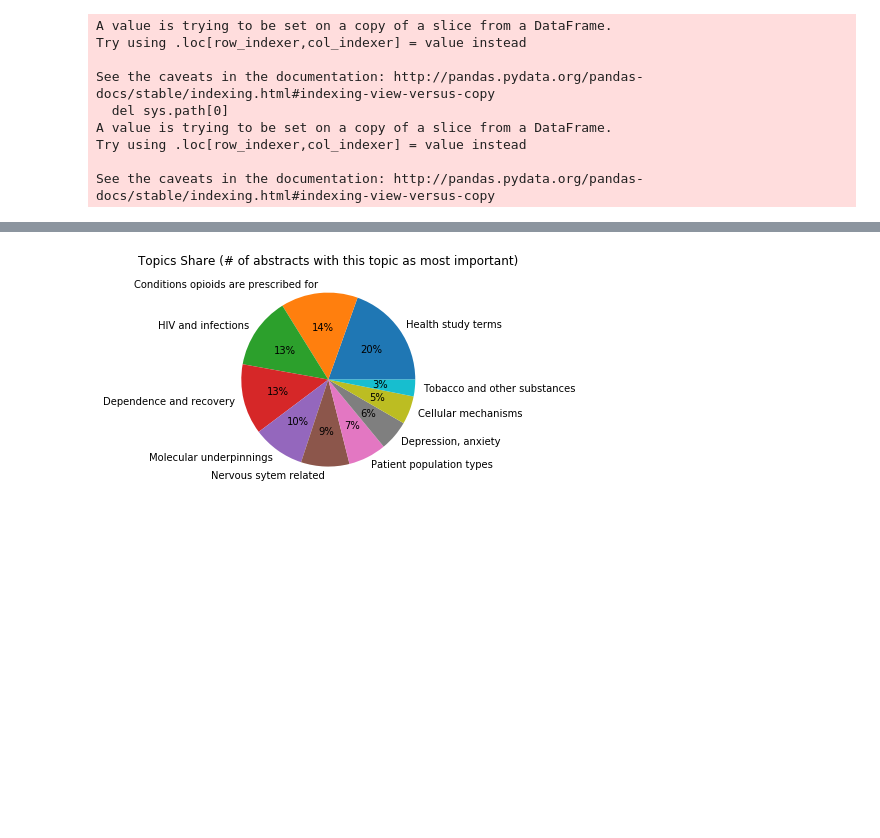
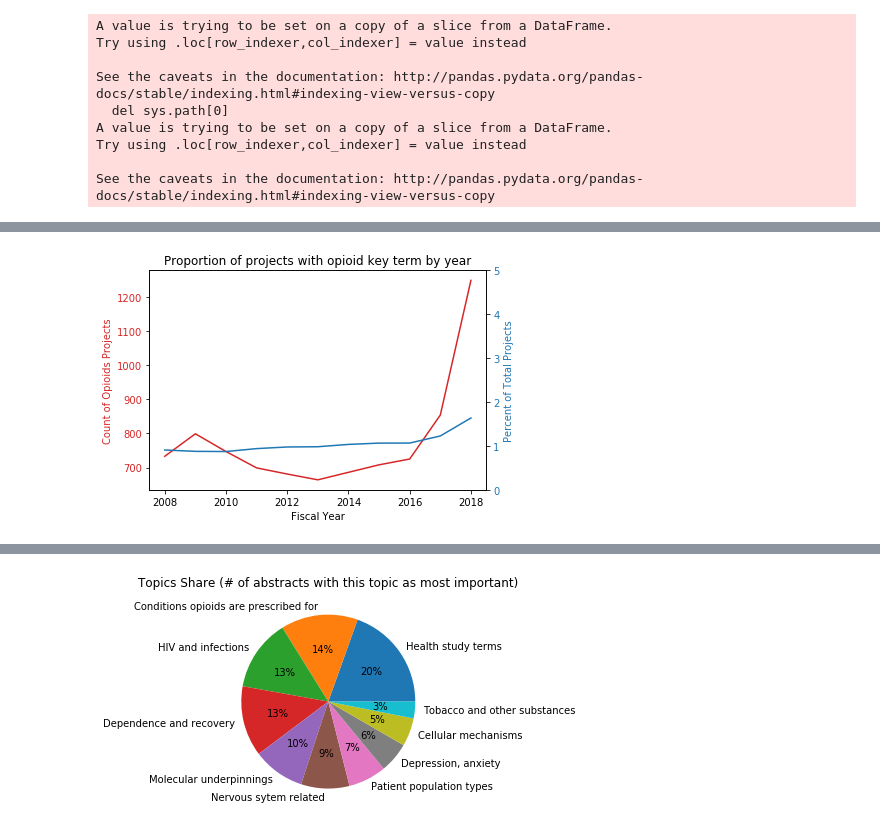
Before and after one commit to TheLastQuestion/nihOpioidData, a Jupyter notebook: opioidResearchData.ipynb, the cells around one changed output, grey strips where cells are left out. Saved outputs shown, nothing was run; the diff lists cells and outputs as text; code cells hidden in the pictures; blank space fills up the shorter version.

```diff
--- a/opioidResearchData.ipynb
+++ b/opioidResearchData.ipynb
@@ -155,27 +102,0 @@ fig.savefig('projectCountsOverTime.png')
-# %%
-# Create a plot relating opioid project cost totals (in $ millions)
-
-opioidProjectCosts = dfNIH.groupby(['FY','projectTermsFlag'])[['FY_TOTAL_COST']].sum().values/1000000
-totalProjectCosts = dfNIH.groupby(['FY'])[['FY_TOTAL_COST']].sum().values/1000000
-years = [2008,2009,2010,2011,2012,2013,2014,2015,2016,2017,2018]
-
-fig, ax1 = plt.subplots()
-
-color = 'tab:red'
-ax1.set_xlabel('Fiscal Year')
-ax1.set_ylabel('Opioids Projects Costs ($M)', color=color)
-ax1.plot(years,opioidProjectCosts, color=color)
-ax1.tick_params(axis='y', labelcolor=color)
-
-ax2 = ax1.twinx()
-
-color = 'tab:blue'
-ax2.set_ylabel('Percent of Total Costs', color=color)
-ax2.plot(years,(opioidProjectCosts/totalProjectCosts)*100, color=color)
-ax2.tick_params(axis='y', labelcolor=color)
-ax2.set_ylim([0.0,5.0])
-
-plt.title('Proportion of FY project costs with opioid key term by year')
-fig.tight_layout()
-plt.show();
-fig.savefig('projectCostsOverTime.png')
@@ -423,0 +429,20 @@ See the caveats in the documentation: http://pandas.pydata.org/pandas-docs/stabl
+# %%
+# create some series for plotting opioid projects over time
+opioidProjectCounts = dfNIH.projectTermsFlag.groupby(dfNIH.FY).agg('count')
+opioidProjectCounts = opioidProjectCounts[opioidProjectCounts.index>2007]
+
+totalProjs = dfNIH.FY.value_counts().sort_index()
+totalProjs = totalProjs[totalProjs.index>2007]
+
+# Create a plot counting opioid-related projects over time
+plot_two_axes(ind = opioidProjectCounts.index,
+              indLab = 'Fiscal Year',
+              leftVar = opioidProjectCounts.values,
+              leftLab = 'Count of Opioids Projects',
+              rightVar = (opioidProjectCounts.values/totalProjs.values)*100,
+              rightLab = 'Percent of Total Projects',
+              title = 'Proportion of projects with opioid key term by year',
+              filename = 'projectCountsOverTime.png'
+              )
+# %% [output]
+[figure, added]
```
Also changed, not shown: parts of 38 cells of this notebook, 2 other files.
